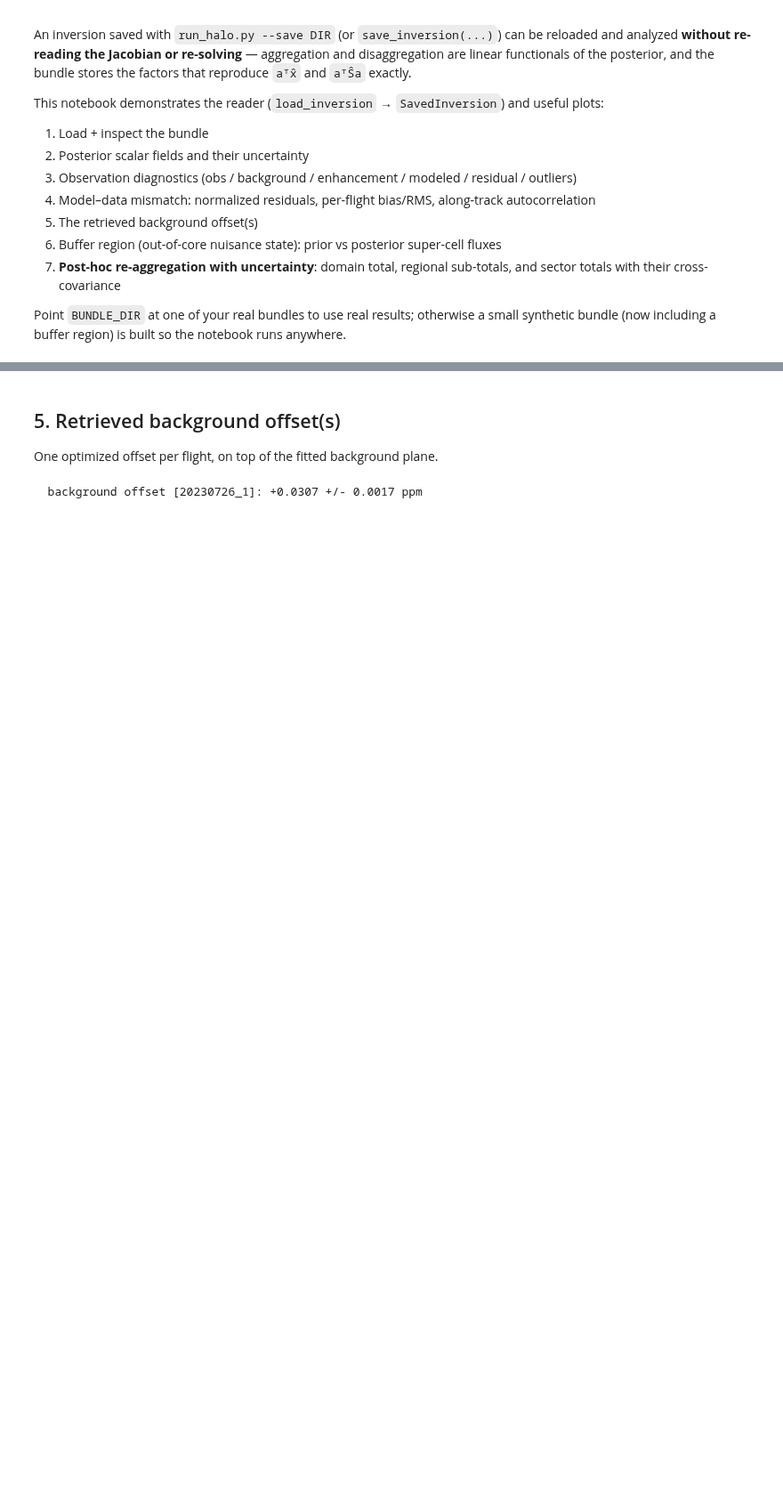
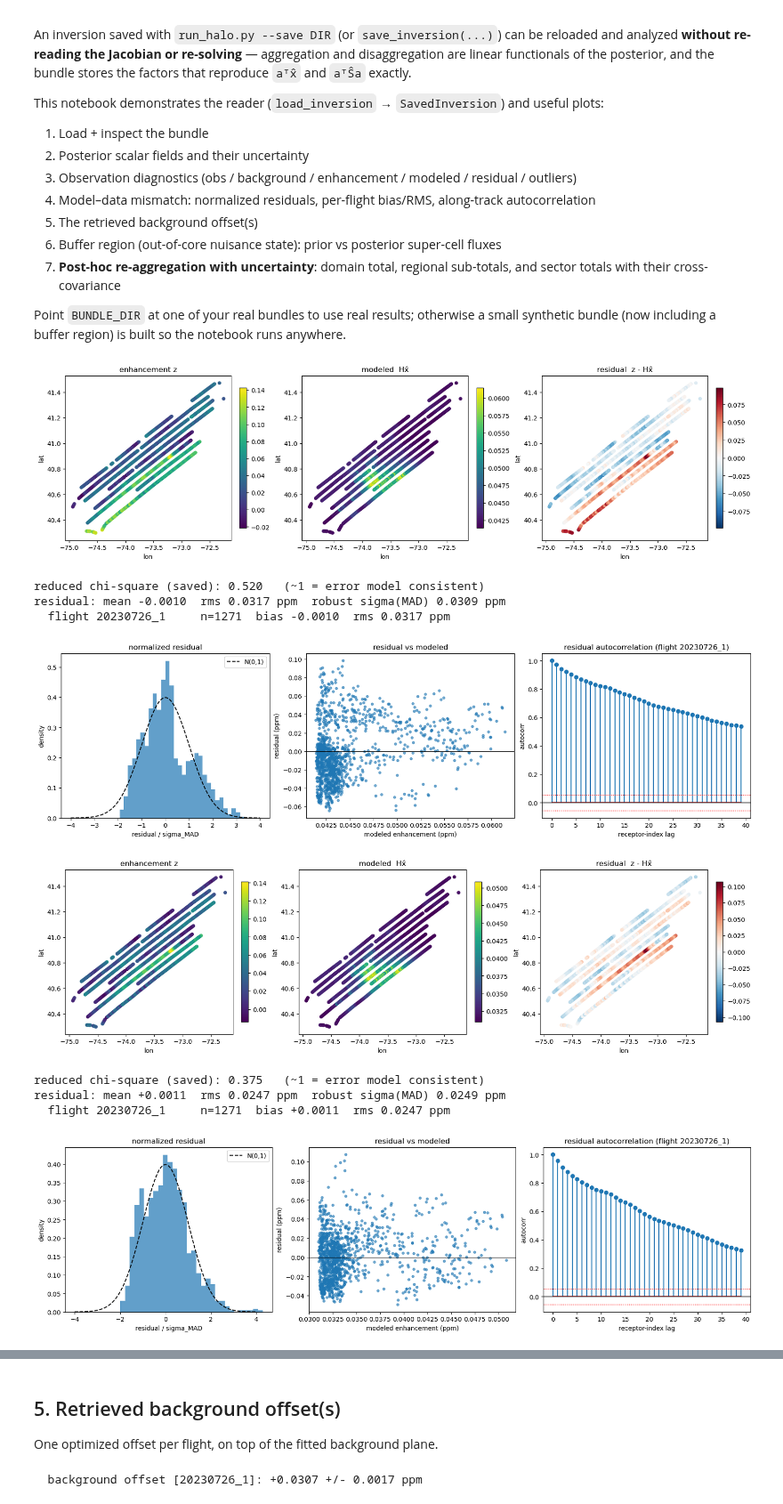
Before and after one commit to erselab/halo-nyc, a Jupyter notebook: bayes_opt/notebooks/sensitivity_analysis.ipynb, the cells around one changed output, grey strips where cells are left out. Shown at 89% size. Saved outputs shown, nothing was run; the diff lists cells and outputs as text; code cells hidden in the pictures; blank space fills up the shorter version.

```diff
--- a/bayes_opt/notebooks/sensitivity_analysis.ipynb
+++ b/bayes_opt/notebooks/sensitivity_analysis.ipynb
@@ -34,3 +34,17 @@ from halo_oe.plotting import plot_posterior,plot_residuals,plot_buffer_regions
 # small synthetic bundle (with a buffer region) is built below.
 BUNDLE_DIR_1 = os.environ.get('HALO_BUNDLE', os.path.join(BAYES_OPT, 'runs', 'bg_deg1'))
 BUNDLE_DIR_2 = os.environ.get('HALO_BUNDLE', os.path.join(BAYES_OPT, 'runs', 'bg_deg2'))
+# %%
+plot_residuals(BUNDLE_DIR_1)
+plot_residuals(BUNDLE_DIR_2)
+# %% [output]
+[figure, added]
+reduced chi-square (saved): 0.520   (~1 = error model consistent)
+residual: mean -0.0010  rms 0.0317 ppm  robust sigma(MAD) 0.0309 ppm
+  flight 20230726_1     n=1271  bias -0.0010  rms 0.0317 ppm
+[figure, added]
+[figure, added]
+reduced chi-square (saved): 0.375   (~1 = error model consistent)
+residual: mean +0.0011  rms 0.0247 ppm  robust sigma(MAD) 0.0249 ppm
+  flight 20230726_1     n=1271  bias +0.0011  rms 0.0247 ppm
+[figure, added]
```
Also changed, not shown: parts of 7 cells of this notebook.
